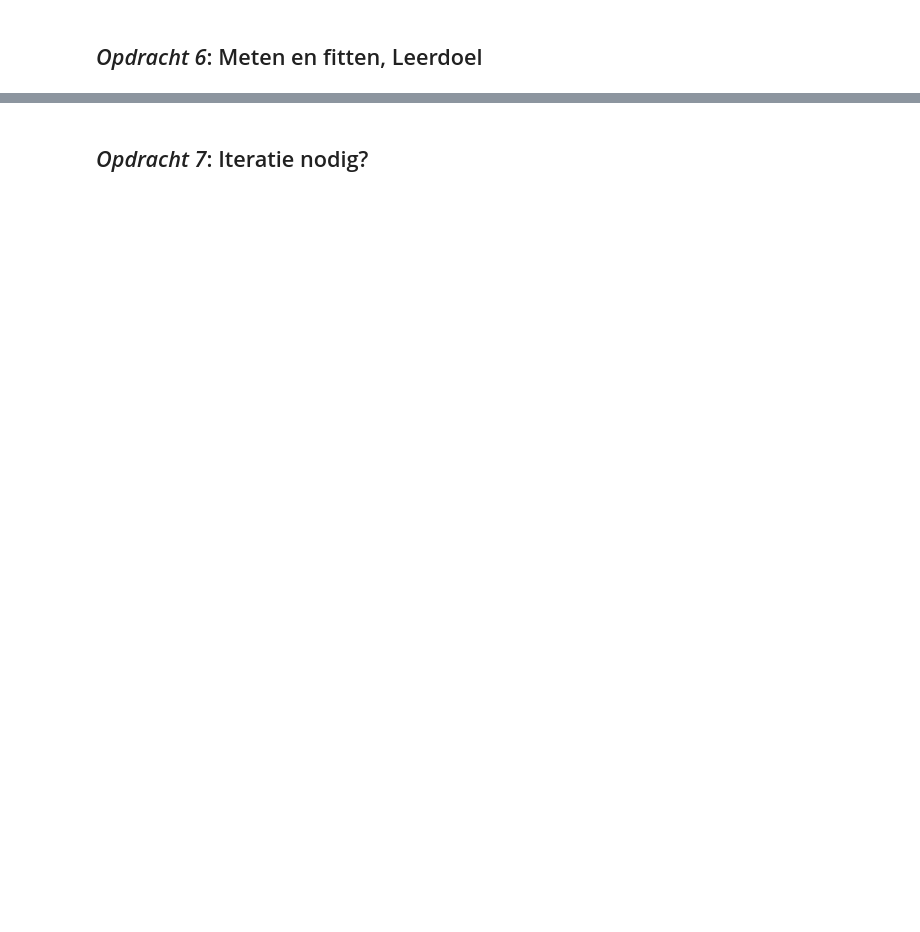
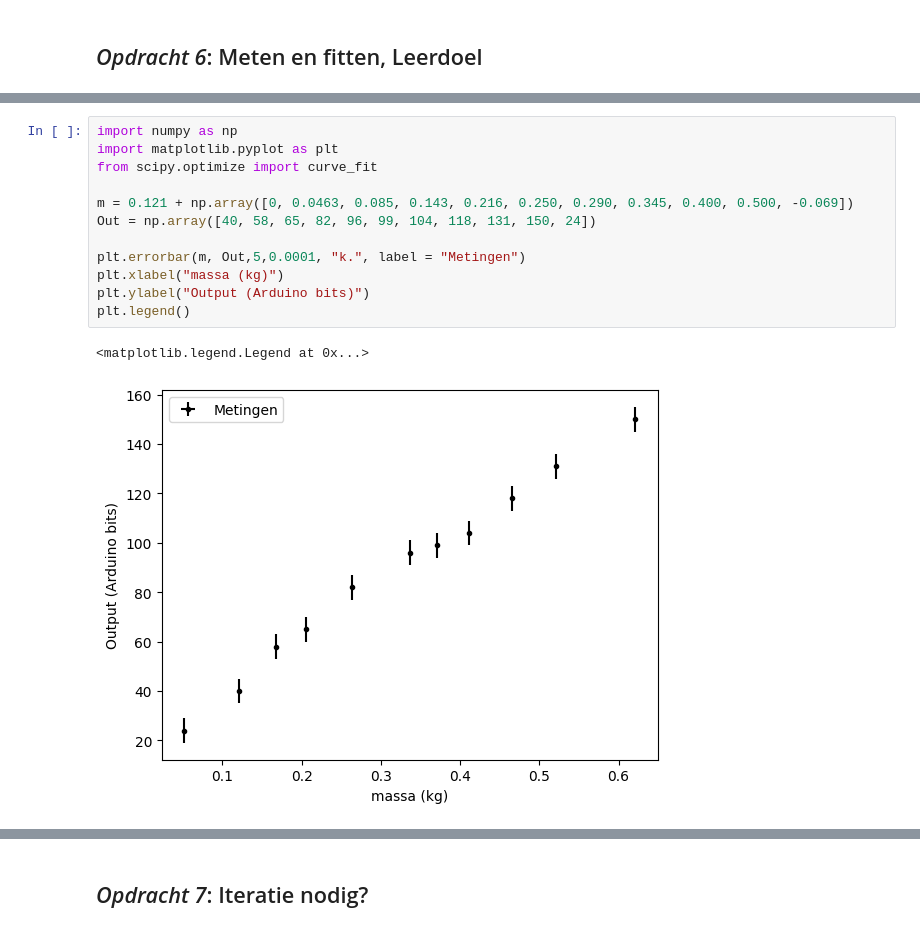
Before and after one commit to meesvanzeeland-ops/opdrachten-DEF-D, a Jupyter notebook: FysiekeOntwerpopdrachten/1KalibreerEenSensorDigitaalAnaloog/DEFOntwerpopdracht1KalibreerEenSensorInvulTemplate.ipynb, the cells around one changed output, grey strips where cells are left out. Saved outputs shown, nothing was run; the diff lists cells and outputs as text; blank space fills up the shorter version.

```diff
--- a/FysiekeOntwerpopdrachten/1KalibreerEenSensorDigitaalAnaloog/DEFOntwerpopdracht1KalibreerEenSensorInvulTemplate.ipynb
+++ b/FysiekeOntwerpopdrachten/1KalibreerEenSensorDigitaalAnaloog/DEFOntwerpopdracht1KalibreerEenSensorInvulTemplate.ipynb
@@ -63,0 +66,15 @@ ModuleNotFoundError: No module named 'matplotlib'
+# %%
+import numpy as np
+import matplotlib.pyplot as plt
+from scipy.optimize import curve_fit
+
+m = 0.121 + np.array([0, 0.0463, 0.085, 0.143, 0.216, 0.250, 0.290, 0.345, 0.400, 0.500, -0.069])
+Out = np.array([40, 58, 65, 82, 96, 99, 104, 118, 131, 150, 24])
+
+plt.errorbar(m, Out,5,0.0001, "k.", label = "Metingen")
+plt.xlabel("massa (kg)")
+plt.ylabel("Output (Arduino bits)")
+plt.legend()
+# %% [output]
+<matplotlib.legend.Legend at 0x...>
+[figure, added]
```
Also changed, not shown: parts of 20 cells of this notebook, 2 other files.
